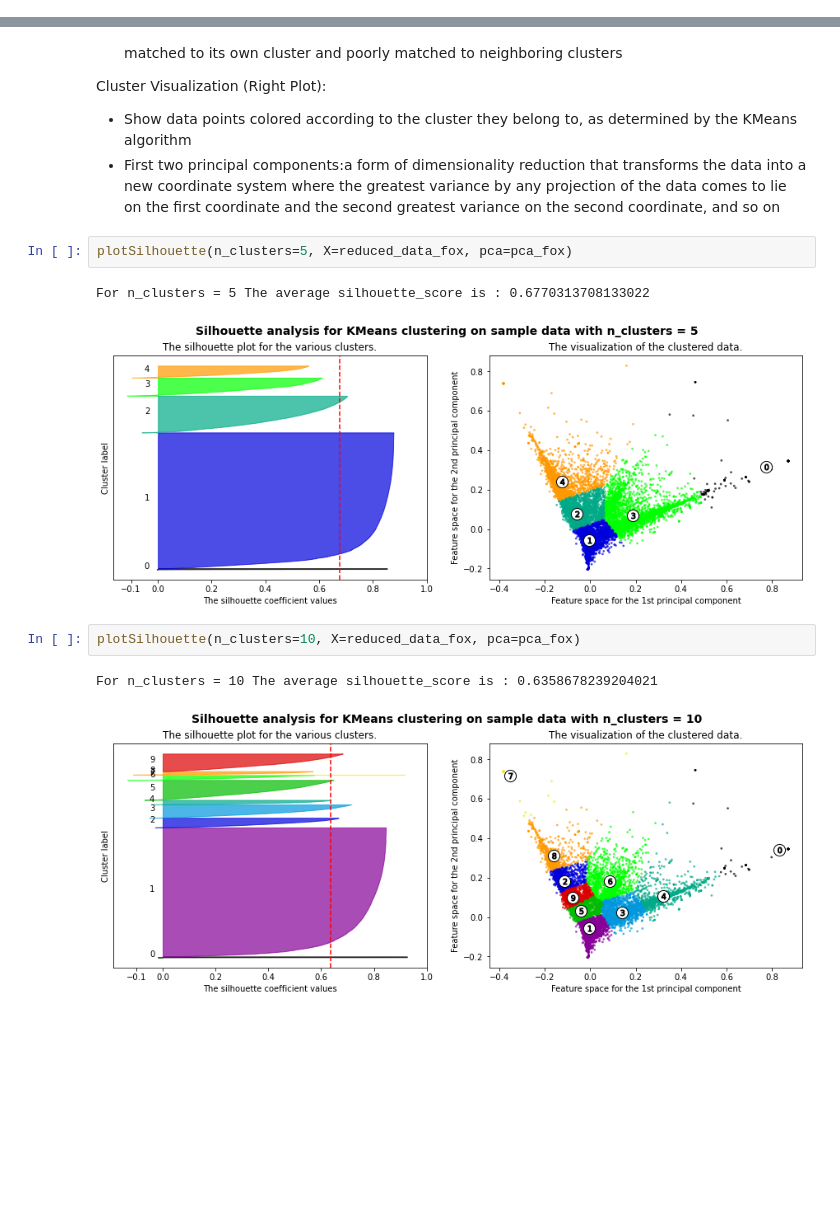
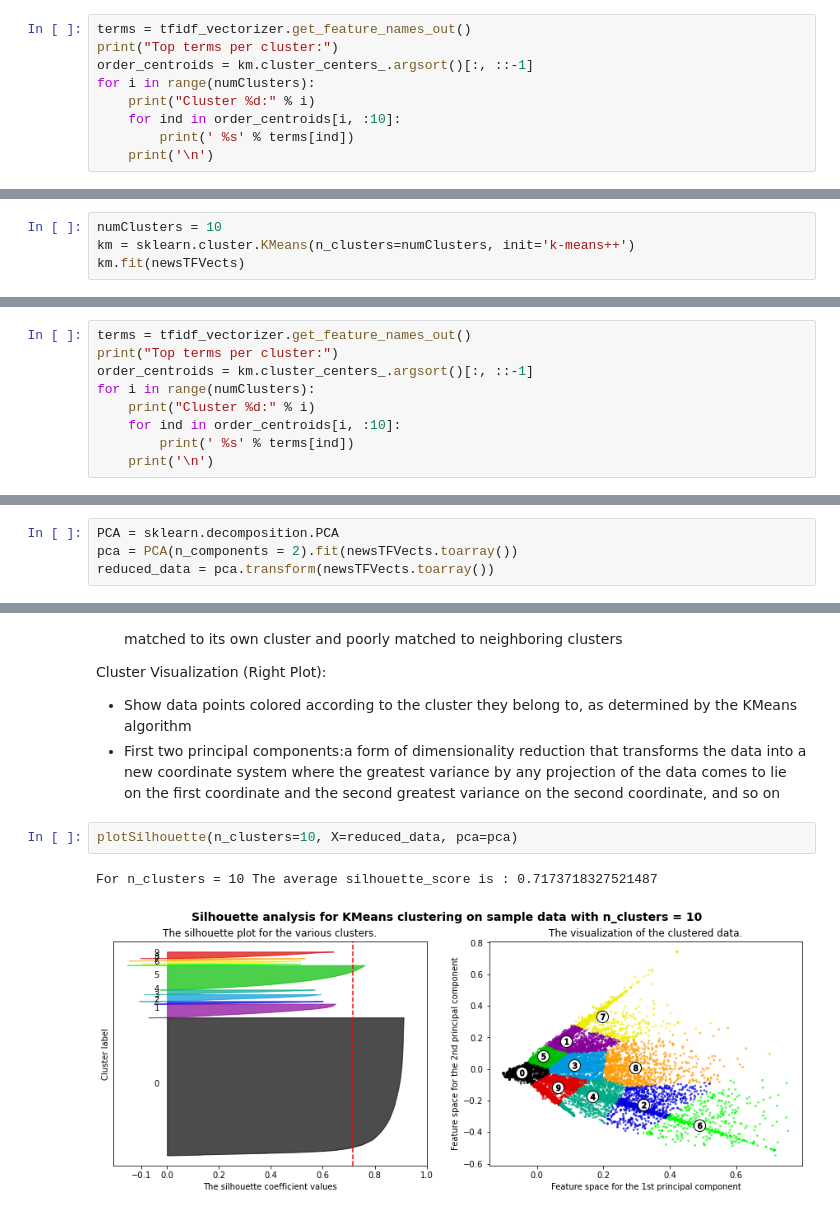
Before and after one commit to yuzhouw313/Content-Analysis-Homework, a Jupyter notebook: final_project/final_analysis.ipynb, the cells around one changed output, grey strips where cells are left out. Drawn from its saved outputs; the diff is of its cells as text; blank space fills up the shorter version.

Commit message:
finished cluster and topic modeling

```diff
--- a/final_project/final_analysis.ipynb
+++ b/final_project/final_analysis.ipynb
@@ -377,0 +293,9 @@ reduced_data_msnbc = pca_msnbc.transform(msnbc_Vects.toarray())
+# %%
+terms = tfidf_vectorizer.get_feature_names_out()
+print("Top terms per cluster:")
+order_centroids = km.cluster_centers_.argsort()[:, ::-1]
+for i in range(numClusters):
+    print("Cluster %d:" % i)
+    for ind in order_centroids[i, :10]:
+        print(' %s' % terms[ind])
+    print('\n')
@@ -377,0 +322,4 @@ reduced_data_msnbc = pca_msnbc.transform(msnbc_Vects.toarray())
+# %%
+numClusters = 10
+km = sklearn.cluster.KMeans(n_clusters=numClusters, init='k-means++')
+km.fit(newsTFVects)
@@ -377,0 +328,9 @@ reduced_data_msnbc = pca_msnbc.transform(msnbc_Vects.toarray())
+# %%
+terms = tfidf_vectorizer.get_feature_names_out()
+print("Top terms per cluster:")
+order_centroids = km.cluster_centers_.argsort()[:, ::-1]
+for i in range(numClusters):
+    print("Cluster %d:" % i)
+    for ind in order_centroids[i, :10]:
+        print(' %s' % terms[ind])
+    print('\n')
@@ -377,0 +391,4 @@ reduced_data_msnbc = pca_msnbc.transform(msnbc_Vects.toarray())
+# %%
+PCA = sklearn.decomposition.PCA
+pca = PCA(n_components = 2).fit(newsTFVects.toarray())
+reduced_data = pca.transform(newsTFVects.toarray())
@@ -448,12 +471,7 @@ Cluster Visualization (Right Plot):
 - Show data points colored according to the cluster they belong to, as determined by the KMeans algorithm
 - First two principal components:a form of dimensionality reduction that transforms the data into a new coordinate system where the greatest variance by any projection of the data comes to lie on the first coordinate and the second greatest variance on the second coordinate, and so on
 # %%
-plotSilhouette(n_clusters=5, X=reduced_data_fox, pca=pca_fox)
+plotSilhouette(n_clusters=10, X=reduced_data, pca=pca)
 # %% [output]
-For n_clusters = 5 The average silhouette_score is : 0.6770313708133022
+For n_clusters = 10 The average silhouette_score is : 0.7173718327521487
-[figure, old version]
+[figure, new version]
-# %%
-plotSilhouette(n_clusters=10, X=reduced_data_fox, pca=pca_fox)
-# %% [output]
-For n_clusters = 10 The average silhouette_score is : 0.6358678239204021
-[figure, removed]
```
Also changed, not shown: parts of 52 cells of this notebook.
